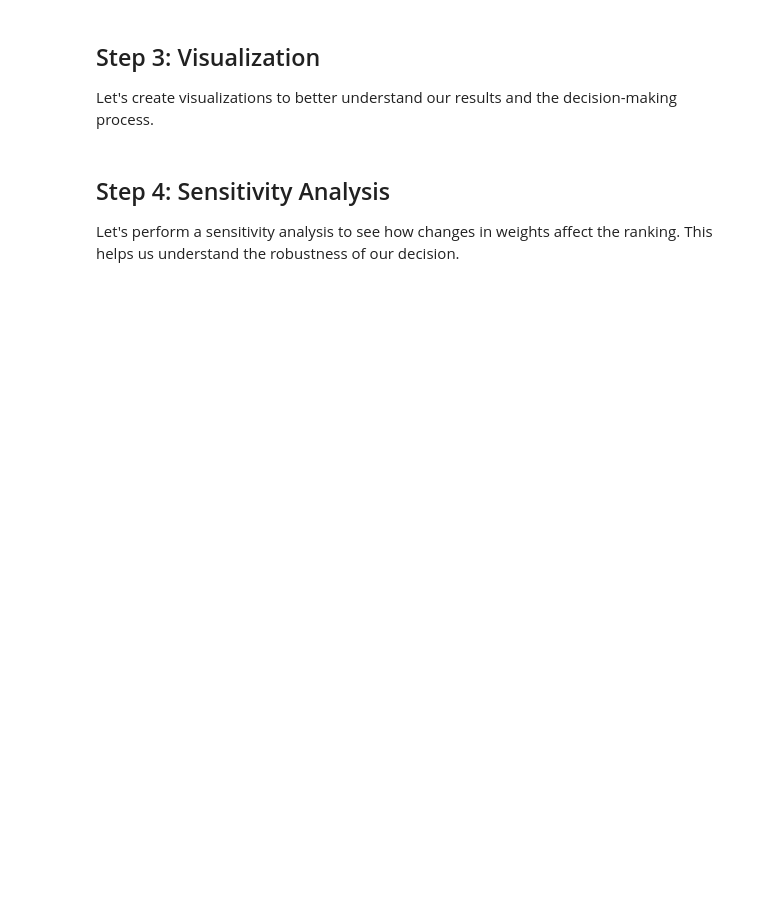
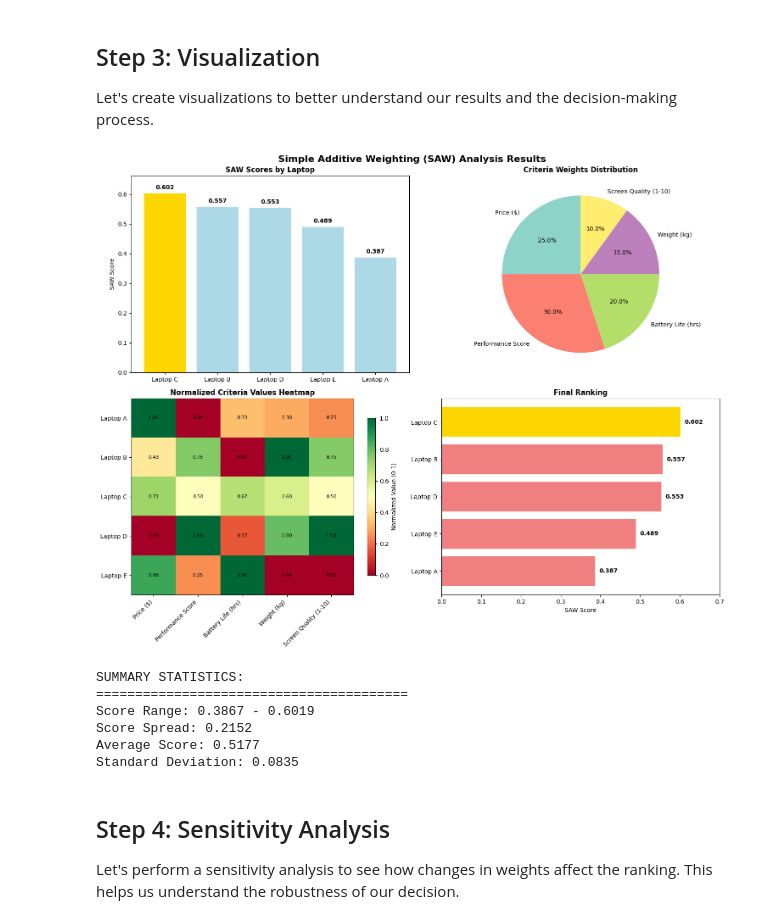
Before and after one commit to HecBanda/mcdm, a Jupyter notebook: notebooks/ntbk5 - Simple_Additive_Weightage.ipynb, the cells around one changed output. Saved outputs shown, nothing was run; the diff lists cells and outputs as text; code cells hidden in the pictures; blank space fills up the shorter version.

```diff
--- a/notebooks/ntbk5 - Simple_Additive_Weightage.ipynb
+++ b/notebooks/ntbk5 - Simple_Additive_Weightage.ipynb
@@ -94,0 +106,9 @@ Each criterion has different importance to you, and we'll use SAW to find the be
+# %%
+# Path to the dataset
+file_path = input("Enter the path to the dataset XLSX file: ")
+# %%
+# Transform the XLSX file into Pandas DataFrame
+df = pd.read_excel(file_path, sheet_name='Ex1')
+
+# Display the first few rows of the DataFrame
+df
@@ -95,21 +122,5 @@ Each criterion has different importance to you, and we'll use SAW to find the be
 # %%
-# Create the decision matrix (alternatives vs criteria)
-laptops_data = {
-    'Laptop': ['Laptop A', 'Laptop B', 'Laptop C', 'Laptop D', 'Laptop E'],
-    'Price ($)': [800, 1200, 1000, 1500, 900],
-    'Performance Score': [75, 90, 85, 95, 80],
-    'Battery Life (hrs)': [8, 6, 10, 7, 12],
-    'Weight (kg)': [2.5, 1.8, 2.2, 2.0, 2.8],
-    'Screen Quality (1-10)': [7, 9, 8, 10, 6]
-}
-
-# Create DataFrame
-df = pd.DataFrame(laptops_data)
-print("Decision Matrix:")
-print("="*50)
-print(df.to_string(index=False))
-
 # Show data types and basic info
-print(f"\nDataset shape: {df.shape}")
+print(f"Dataset shape: {df.shape}")
 print(f"Alternatives: {len(df)} laptops")
 print(f"Criteria: {len(df.columns)-1} criteria")
@@ -369,6 +450,7 @@ colors = plt.cm.Set3(np.linspace(0, 1, len(criteria_labels)))
 
 wedges, texts, autotexts = ax2.pie(criteria_values, labels=criteria_labels, autopct='%1.1f%%',
                                    colors=colors, startangle=90)
+
 ax2.set_title('Criteria Weights Distribution', fontweight='bold')
 
 # 3. Normalized Values Heatmap
@@ -389,35 +471,44 @@ cbar.set_label('Normalized Value (0-1)')
 for i in range(len(normalized_data)):
     for j in range(len(criteria_only_data.columns)):
         text = ax3.text(j, i, f'{criteria_only_data.iloc[i, j]:.2f}',
                        ha="center", va="center", color="black", fontsize=8)
 
 # 4. Ranking Comparison
 ax4 = axes[1, 1]
 y_pos = np.arange(len(results_sorted))
 bars = ax4.barh(y_pos, results_sorted['SAW Score'],
                 color=['gold' if i == 0 else 'lightcoral' for i in range(len(results_sorted))])
 ax4.set_yticks(y_pos)
+ax4.set_xlim(0, 0.7)
 ax4.set_yticklabels(results_sorted['Laptop'])
 ax4.set_xlabel('SAW Score')
-ax4.set_title('Final Ranking (Horizontal)', fontweight='bold')
+ax4.set_title('Final Ranking', fontweight='bold')
 ax4.invert_yaxis()  # Best on top
 
 # Add rank labels
 for i, (bar, score) in enumerate(zip(bars, results_sorted['SAW Score'])):
     width = bar.get_width()
     ax4.text(width + 0.01, bar.get_y() + bar.get_height()/2.,
-             f'#{i+1}', ha='left', va='center', fontweight='bold')
+             f'{score:.3f}', ha='left', va='center', fontweight='bold')
 
 plt.tight_layout()
 plt.show()
 
 # Summary Statistics
 print("SUMMARY STATISTICS:")
 print("="*40)
 print(f"Score Range: {results_sorted['SAW Score'].min():.4f} - {results_sorted['SAW Score'].max():.4f}")
 print(f"Score Spread: {results_sorted['SAW Score'].max() - results_sorted['SAW Score'].min():.4f}")
 print(f"Average Score: {results_sorted['SAW Score'].mean():.4f}")
 print(f"Standard Deviation: {results_sorted['SAW Score'].std():.4f}")
+# %% [output]
+[figure, added]
+SUMMARY STATISTICS:
+========================================
+Score Range: 0.3867 - 0.6019
+Score Spread: 0.2152
+Average Score: 0.5177
+Standard Deviation: 0.0835
 # %% [markdown]
 ## Step 4: Sensitivity Analysis
 
```
Also changed, not shown: parts of 21 cells of this notebook.
